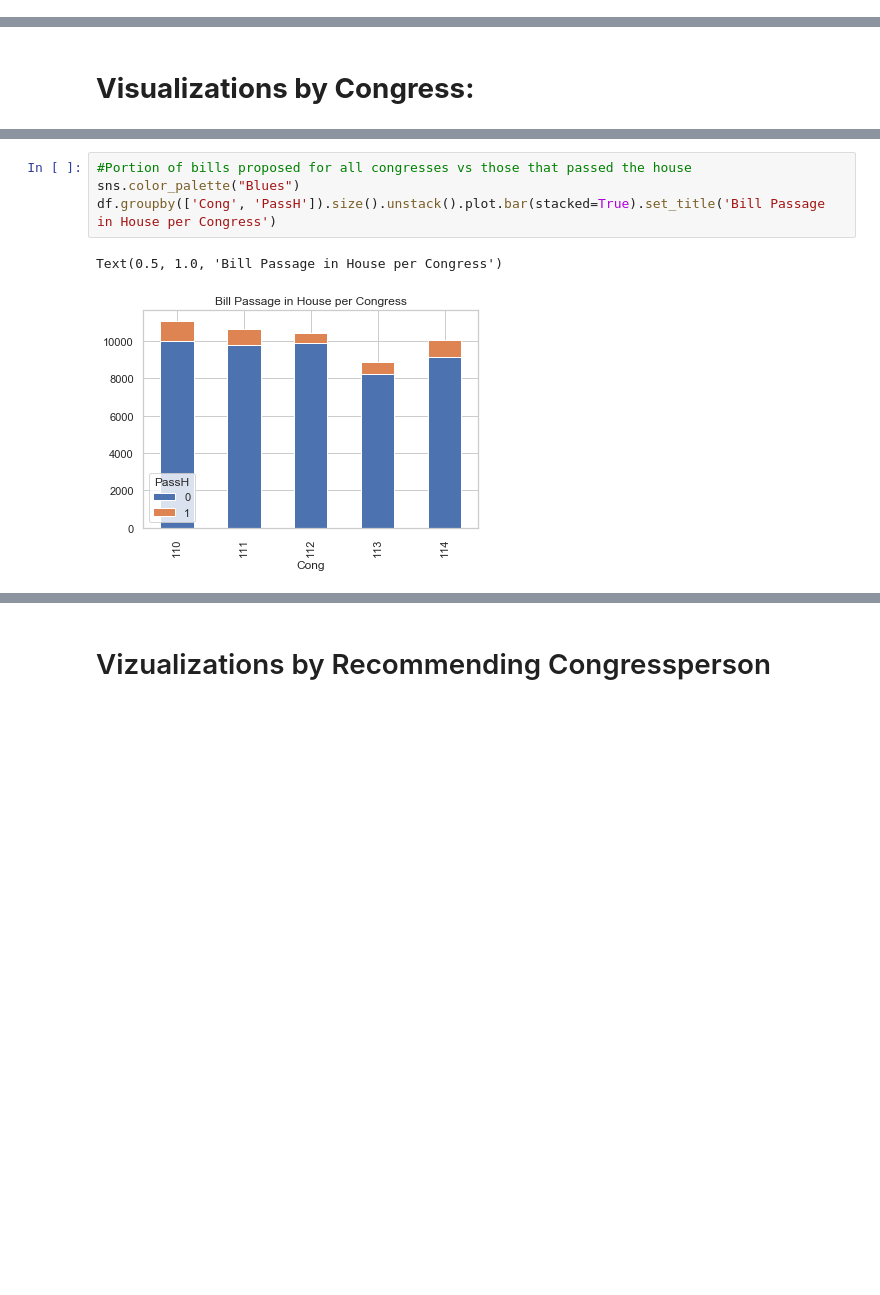
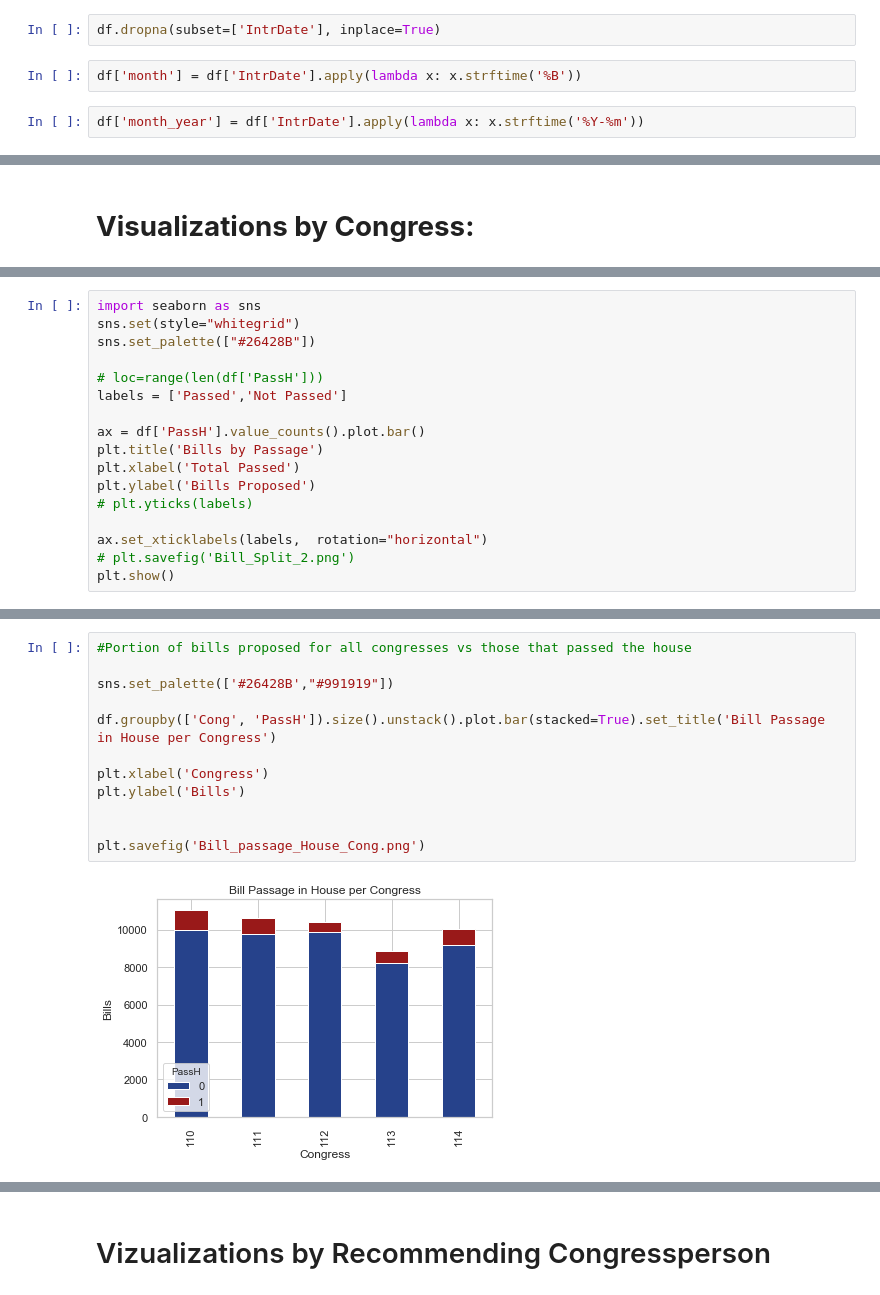
Before and after one commit to mellymillionz/Congressional_Bill_Passage_Analysis, a Jupyter notebook: EDA.ipynb, the cells around one changed output, grey strips where cells are left out. Saved outputs shown, nothing was run; the diff lists cells and outputs as text; blank space fills up the shorter version.

```diff
--- a/EDA.ipynb
+++ b/EDA.ipynb
@@ -63,3 +75,9 @@ df['dominant_topic_named'] = df['dominant_topic'].map(topic_dict)
+# %%
+df.dropna(subset=['IntrDate'], inplace=True)
+# %%
+df['month'] = df['IntrDate'].apply(lambda x: x.strftime('%B'))
+# %%
+df['month_year'] = df['IntrDate'].apply(lambda x: x.strftime('%Y-%m'))
 # %%
 df.head()
 # %% [output]
@@ -182,0 +192,17 @@ Text(0.5, 1.0, 'Bills Proposed by Chamber')
+# %%
+import seaborn as sns
+sns.set(style="whitegrid")
+sns.set_palette(["#26428B"])
+
+# loc=range(len(df['PassH']))
+labels = ['Passed','Not Passed']
+
+ax = df['PassH'].value_counts().plot.bar()
+plt.title('Bills by Passage')
+plt.xlabel('Total Passed')
+plt.ylabel('Bills Proposed')
+# plt.yticks(labels)
+
+ax.set_xticklabels(labels,  rotation="horizontal")
+# plt.savefig('Bill_Split_2.png')
+plt.show()
@@ -183,10 +226,17 @@ Text(0.5, 1.0, 'Bills Proposed by Chamber')
 # %%
 #Portion of bills proposed for all congresses vs those that passed the house
-sns.color_palette("Blues")
+
+sns.set_palette(['#26428B',"#991919"])
+
 df.groupby(['Cong', 'PassH']).size().unstack().plot.bar(stacked=True).set_title('Bill Passage in House per Congress')
+
+plt.xlabel('Congress')
+plt.ylabel('Bills')
+
+
+plt.savefig('Bill_passage_House_Cong.png')
 # %% [output]
-Text(0.5, 1.0, 'Bill Passage in House per Congress')
-[figure, old version]
+[figure, new version]
 # %%
 #Portion of bills proposed for all congresses vs those that passed the house
 df.groupby(['Cong', 'PassS']).size().unstack().plot.bar(stacked=True).set_title('Bill Passage Senate per Congress')
```
Also changed, not shown: parts of 58 cells of this notebook.
